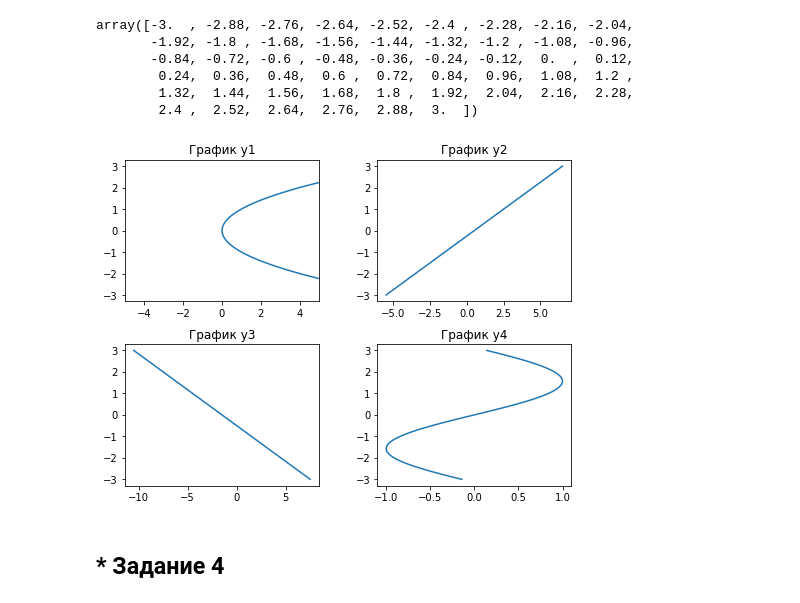
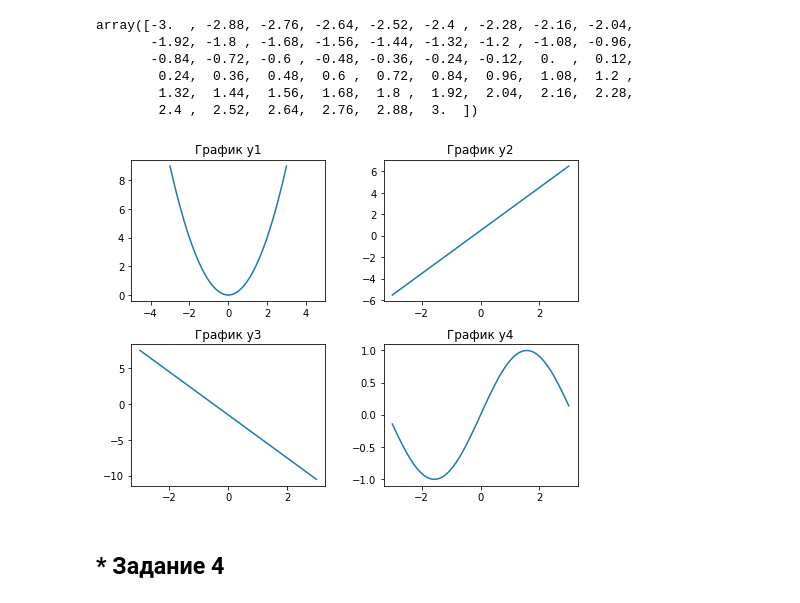
Before and after one commit to haema5/python_data_science, a Jupyter notebook: hw_03.ipynb, the cells around one changed output. Drawn from its saved outputs; the diff is of its cells as text; code cells hidden in the pictures.

```diff
--- a/hw_03.ipynb
+++ b/hw_03.ipynb
@@ -117,24 +117,24 @@ y4 = np.sin(x)
 # %%
 fig, ax = plt.subplots(nrows=2, ncols=2)
 ax1, ax2, ax3, ax4 = ax.flatten()
 
-ax1.plot(y1, x)
+ax1.plot(x, y1)
 ax1.set_title('График y1')
 ax1.set_xlim([-5, 5])
 
-ax2.plot(y2, x)
+ax2.plot(x, y2)
 ax2.set_title('График y2')
 
-ax3.plot(y3, x)
+ax3.plot(x, y3)
 ax3.set_title('График y3')
 
-ax4.plot(y4, x)
+ax4.plot(x, y4)
 ax4.set_title('График y4')
 
 fig.set_size_inches(8, 6)
 plt.subplots_adjust(wspace=0.3, hspace=0.3)
 # %% [output]
-[figure, old version]
+[figure, new version]
 # %% [markdown]
 ## * Задание 4
 # %% [markdown]
```
